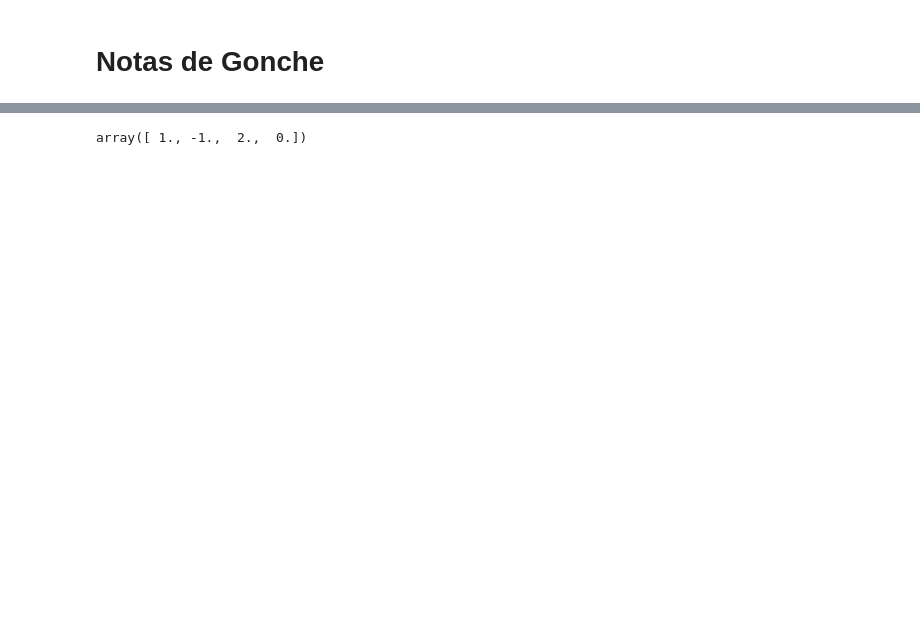
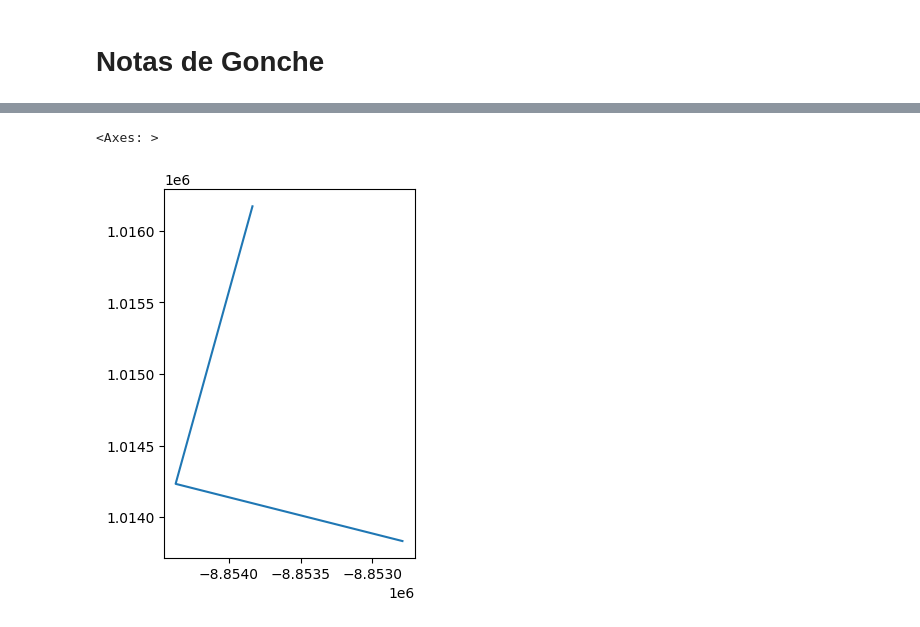
Before and after one commit to minigonche/synthetic_mobility_data_generator, a Jupyter notebook: Gonche's Notes.ipynb, the cells around one changed output, grey strips where cells are left out. Cells and saved outputs as stored; diff of their text form; code cells hidden in the pictures; blank space fills up the shorter version.

```diff
--- a/Gonche's Notes.ipynb
+++ b/Gonche's Notes.ipynb
@@ -225,0 +31,2 @@ edges.geometry = edges.apply(trim_geometry_from_edge, axis = 1)
+# %%
+nodes = population_network.nodes
@@ -233,0 +365,23 @@ Error:
+# %%
+import geopandas as gpd
+
+from os.path import join
+import simulator.constants as con
+
+world_pop_density_file = join(con.DATA_FOLDER,"costa_rica-panama/pd_2020_1km_ASCII_XYZ.csv")
+populated_places_folder = join(con.DATA_FOLDER,"costa_rica-panama/hotosm_populated_places_points_shp")
+road_lines_folder = join(con.DATA_FOLDER,"costa_rica-panama/hotosm_roads_lines_shp")
+building_polygons_folder = join(con.DATA_FOLDER,"costa_rica-panama/hotosm_buildings_polygons_shp")
+
+import numpy as np
+import pandas as pd
+import geopandas as gpd
+from sklearn.metrics.pairwise import haversine_distances
+from math import radians
+import networkx as nx
+
+from simulator.population_networks.abstract.population_network import PopulationNetwork
+import simulator.constants as con
+import simulator.utils.geometric as geo_fun
+
+from shapely.geometry import Point
@@ -237,5 +478,22 @@ Error:
-# %%
-resp = np.array(resp)
-resp[:,0]
-# %% [output]
-array([ 1., -1.,  2.,  0.])
+# %%
+
+# Extracts the city centers
+city_centers = gpd.GeoDataFrame( population_network.nodes[con.ID], geometry = population_network.nodes.apply(lambda row: Point(row[con.LON],row[con.LAT]), axis = 1), crs = con.USUAL_PROJECTION)
+
+# Converts to manipulation
+city_centers[con.GEOMETRY] = city_centers[con.GEOMETRY].to_crs(con.MANIPULATION_PROJECTION)
+roads[con.GEOMETRY] = roads[con.GEOMETRY].to_crs(con.MANIPULATION_PROJECTION)
+
+# Extracts Nearest
+node_to_road_mapping = city_centers.sjoin_nearest(roads)[[con.ID,"index_right"]].rename(columns = {"index_right" : "road_index"})
+# %%
+node_to_road_mapping[node_to_road_mapping[con.ID] == location_id]
+
+node_to_road_mapping[node_to_road_mapping.road_index == 60415]
+
+roads.loc[[60415]].plot()
+
+#roads.reset_index().to_file("temp")
+# %% [output]
+<Axes: >
+[figure, added]
```
Also changed, not shown: parts of 37 cells of this notebook, 8 other files.
